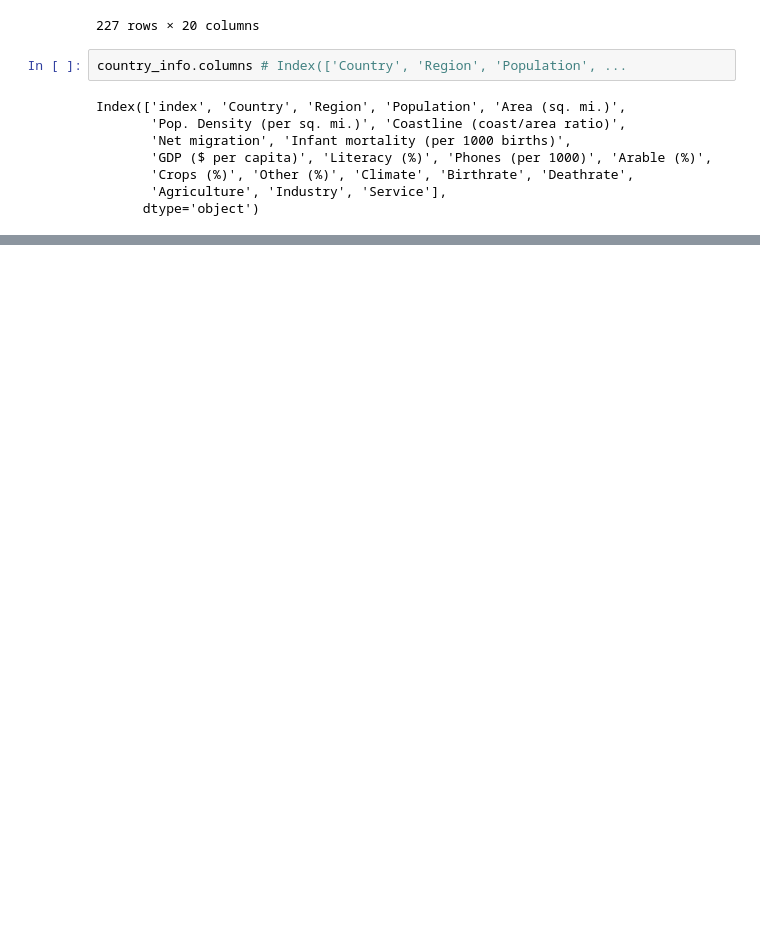
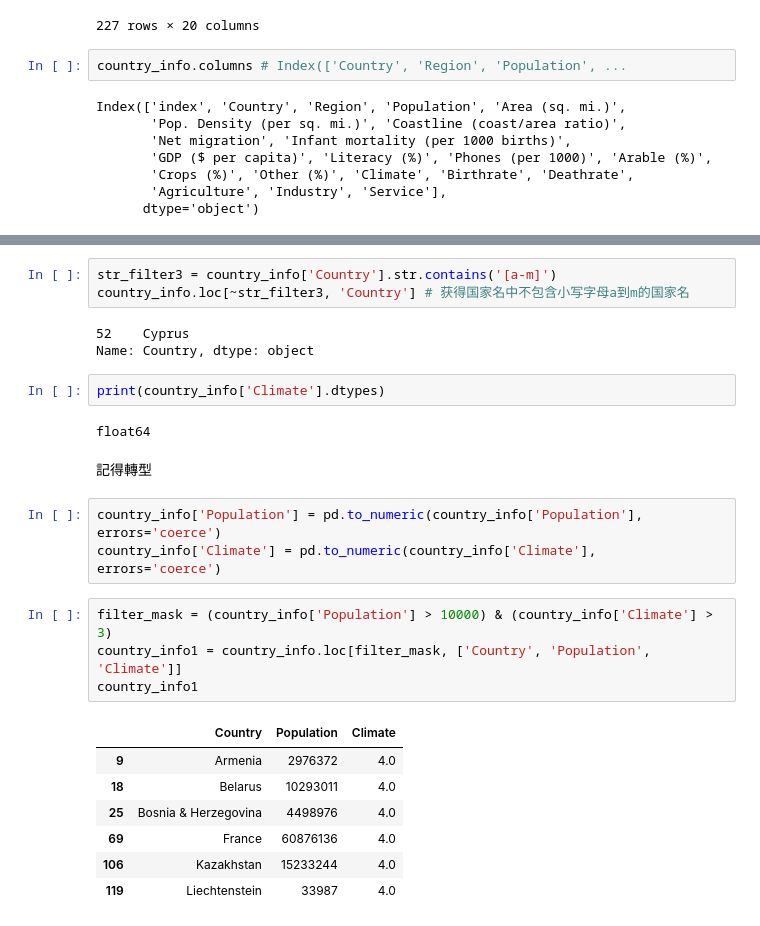
Before and after one commit to AntonShih/pandas_practice, a Jupyter notebook: indexing_filtering.ipynb, the cells around one changed output, grey strips where cells are left out. Drawn from its saved outputs; the diff is of its cells as text; blank space fills up the shorter version.

```diff
--- a/indexing_filtering.ipynb
+++ b/indexing_filtering.ipynb
@@ -247,0 +390,27 @@ Index(['index', 'Country', 'Region', 'Population', 'Area (sq. mi.)',
+# %%
+str_filter3 = country_info['Country'].str.contains('[a-m]')
+country_info.loc[~str_filter3, 'Country'] # 获得国家名中不包含小写字母a到m的国家名
+# %% [output]
+52    Cyprus
+Name: Country, dtype: object
+# %%
+print(country_info['Climate'].dtypes)
+# %% [output]
+float64
+# %% [markdown]
+記得轉型
+# %%
+country_info['Population'] = pd.to_numeric(country_info['Population'], errors='coerce')
+country_info['Climate'] = pd.to_numeric(country_info['Climate'], errors='coerce')
+# %%
+filter_mask = (country_info['Population'] > 10000) & (country_info['Climate'] > 3)
+country_info1 = country_info.loc[filter_mask, ['Country', 'Population', 'Climate']]
+country_info1
+# %% [output]
+|  | Country | Population | Climate |
+| 9 | Armenia | 2976372 | 4.0 |
+| 18 | Belarus | 10293011 | 4.0 |
+| 25 | Bosnia & Herzegovina | 4498976 | 4.0 |
+| 69 | France | 60876136 | 4.0 |
+| 106 | Kazakhstan | 15233244 | 4.0 |
+| 119 | Liechtenstein | 33987 | 4.0 |
```
Also changed, not shown: parts of 12 cells of this notebook.
